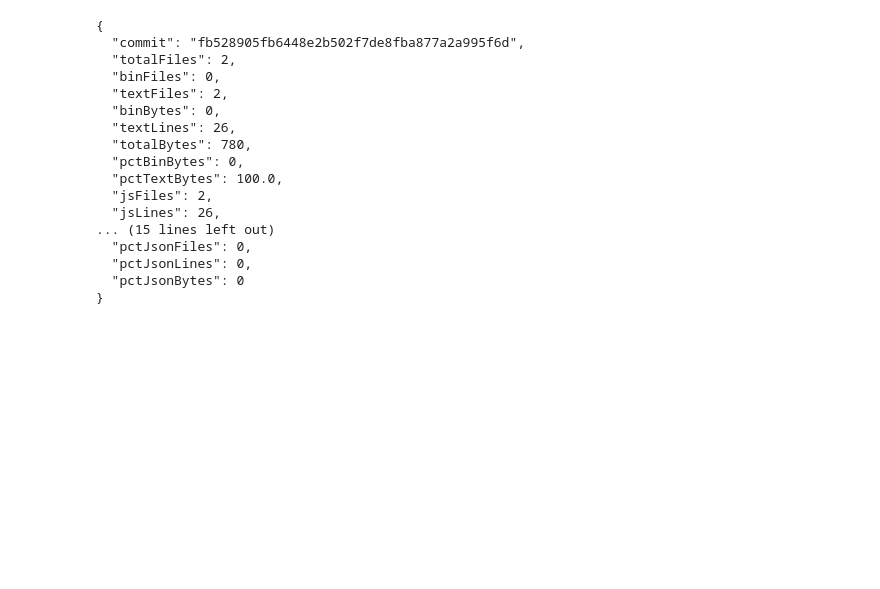
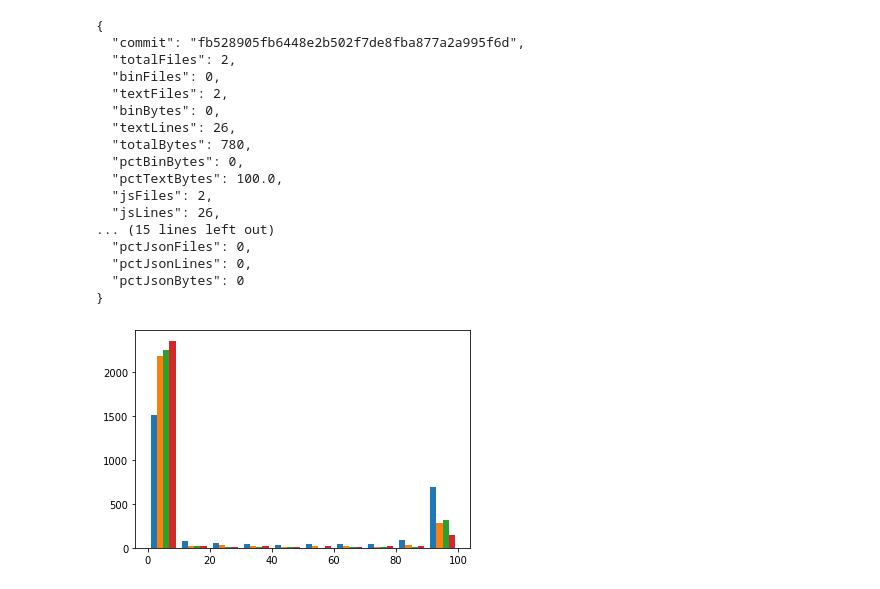
Before and after one commit to Deadman-DAO/Web3HackerNetwork, a Jupyter notebook: sandbox/notebooks/bob/commit_stat_engineering.ipynb, the cells around one changed output. Drawn from its saved outputs; the diff is of its cells as text; code cells hidden in the pictures; blank space fills up the shorter version.

Commit message:
looking for signatures of large commits

```diff
--- a/sandbox/notebooks/bob/commit_stat_engineering.ipynb
+++ b/sandbox/notebooks/bob/commit_stat_engineering.ipynb
@@ -12,9 +12,9 @@ import json
 dataset_dir = project_root_path + '/data/github/2022-04-07-marine-search'
 project_stats_dir = dataset_dir + '/projects'
 all_commit_logs = commit_stat_engineering.find_files('commit-stat.log.json', project_stats_dir)
-all_commit_stats = commit_stat_engineering.get_stats_for_all_commits(all_commit_logs)
+all_stats = commit_stat_engineering.get_stats_for_all_commits(all_commit_logs)
 
-for stat in all_commit_stats[slice(1)]:
+for stat in all_stats[slice(1)]:
     print(json.dumps(stat, indent=2))
 # %% [output]
 {
@@ -36,0 +40,16 @@ for stat in all_commit_stats[slice(1)]:
+# %%
+import matplotlib.pyplot as plt
+import numpy as np
+
+pct_rust_array = [stats['pctRustBytes'] for stats in all_stats]
+pct_js_array = [stats['pctJsBytes'] for stats in all_stats]
+pct_markdown_array = [stats['pctMarkdownBytes'] for stats in all_stats]
+pct_json_array = [stats['pctJsonBytes'] for stats in all_stats]
+
+plt.hist([np.array(pct_rust_array),
+          np.array(pct_js_array),
+          np.array(pct_markdown_array),
+          np.array(pct_json_array)], 10)
+plt.show()
+# %% [output]
+[figure, added]
```
Also changed, not shown: parts of 5 cells of this notebook.
